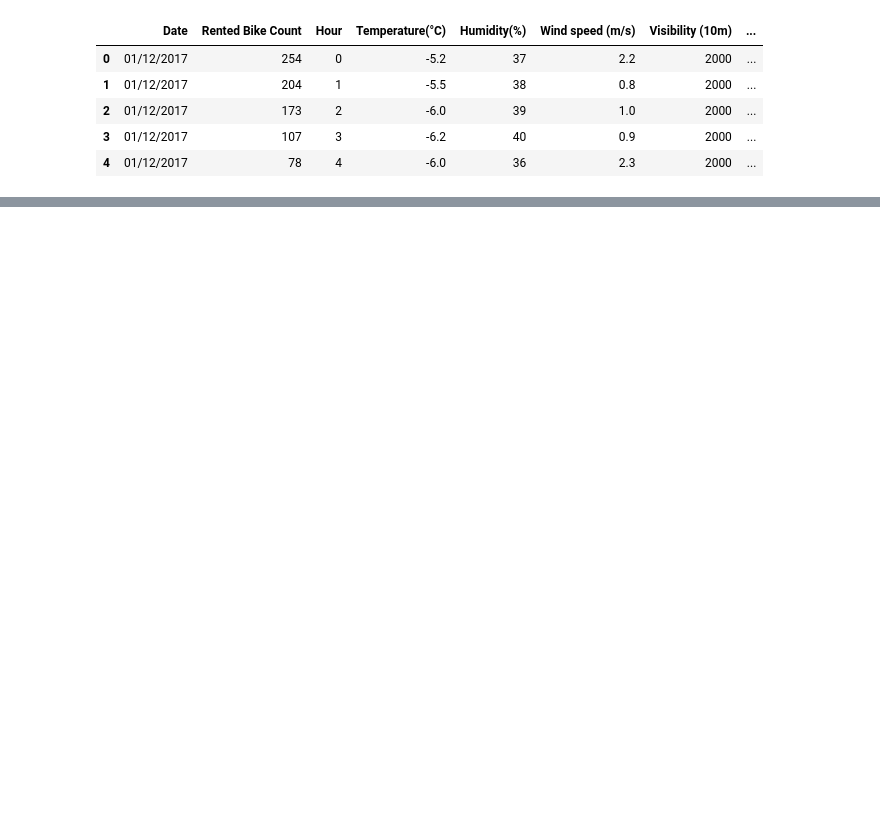
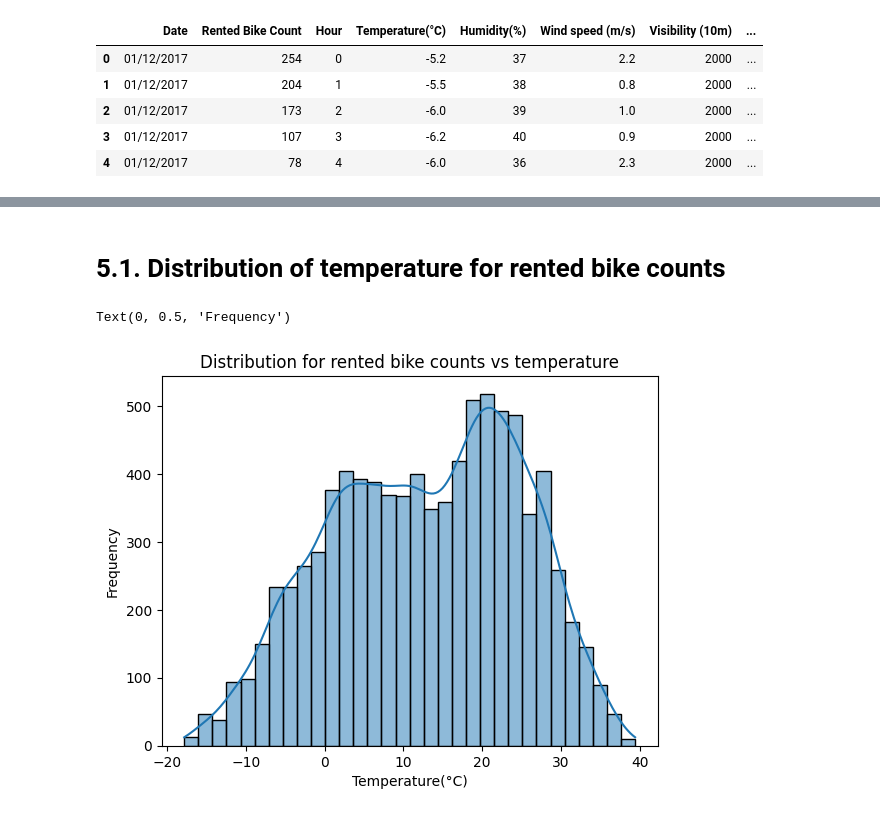
Before and after one commit to QaziSaim/Bike-Rental-Demand-Prediction-, a Jupyter notebook: notebook/EDA.ipynb, the cells around one changed output, grey strips where cells are left out. Saved outputs shown, nothing was run; the diff lists cells and outputs as text; code cells hidden in the pictures; blank space fills up the shorter version.

```diff
--- a/notebook/EDA.ipynb
+++ b/notebook/EDA.ipynb
@@ -22,0 +28,9 @@ data.head()
+# %% [markdown]
+# 5.1. Distribution of temperature for rented bike counts
+# %%
+sns.histplot(data['Temperature(°C)'],kde=True)
+plt.title("Distribution for rented bike counts vs temperature")
+plt.ylabel('Frequency')
+# %% [output]
+Text(0, 0.5, 'Frequency')
+[figure, added]
```
Also changed, not shown: parts of 7 cells of this notebook, 1 other file.
